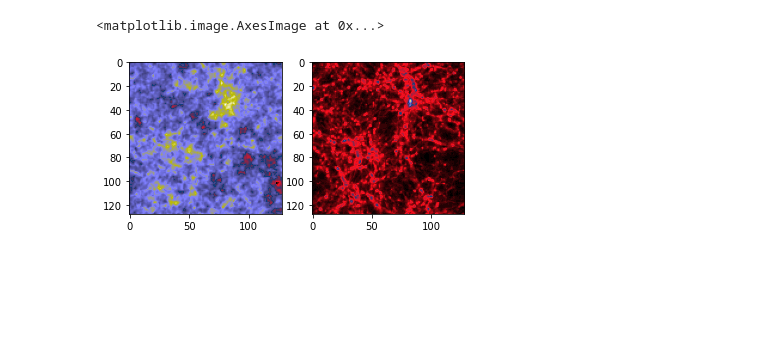
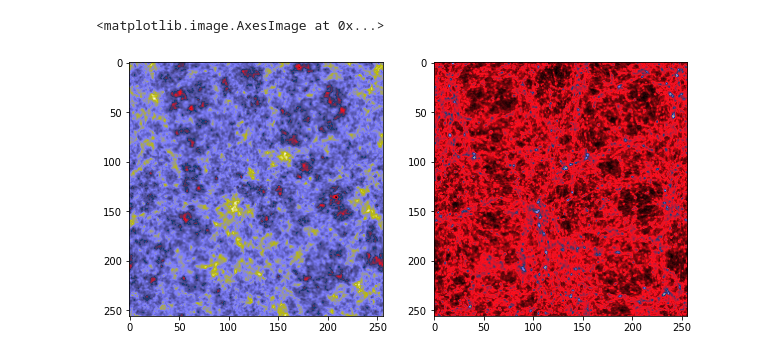
Before and after one commit to DifferentiableUniverseInitiative/JaxPM, a Jupyter notebook: notebooks/Introduction.ipynb, the cells around one changed output. Cells and saved outputs as stored; diff of their text form; code cells hidden in the pictures; blank space fills up the shorter version.

```diff
--- a/notebooks/Introduction.ipynb
+++ b/notebooks/Introduction.ipynb
@@ -14,7 +17,7 @@ from jaxpm.pm import linear_field, lpt, make_ode_fn
 Populating the interactive namespace from numpy and matplotlib
 # %%
-mesh_shape= [128, 128, 128]
-box_size  = [128.,128.,128.]
+mesh_shape= [256, 256, 256]
+box_size  = [256.,256.,256.]
 snapshots = jnp.linspace(0.1,1.,2)
 
 @jax.jit
@@ -48,8 +51,9 @@ res = run_simulation(0.25, 0.8)
 # %%
+figure(figsize=[10,5])
 subplot(121)
 imshow(cic_paint(jnp.zeros(mesh_shape), res[0]).sum(axis=0),cmap='gist_stern')
 subplot(122)
 imshow(cic_paint(jnp.zeros(mesh_shape), res[1]).sum(axis=0),cmap='gist_stern')
 # %% [output]
 <matplotlib.image.AxesImage at 0x...>
-[figure, old version]
+[figure, new version]
```
Also changed, not shown: parts of 4 cells of this notebook.
